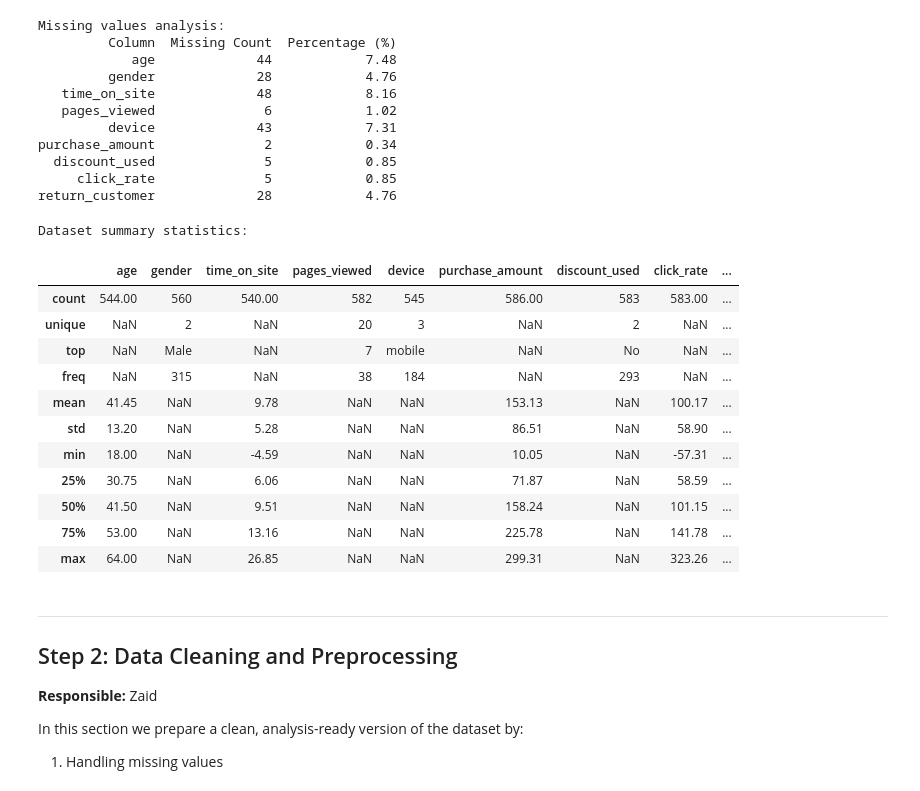
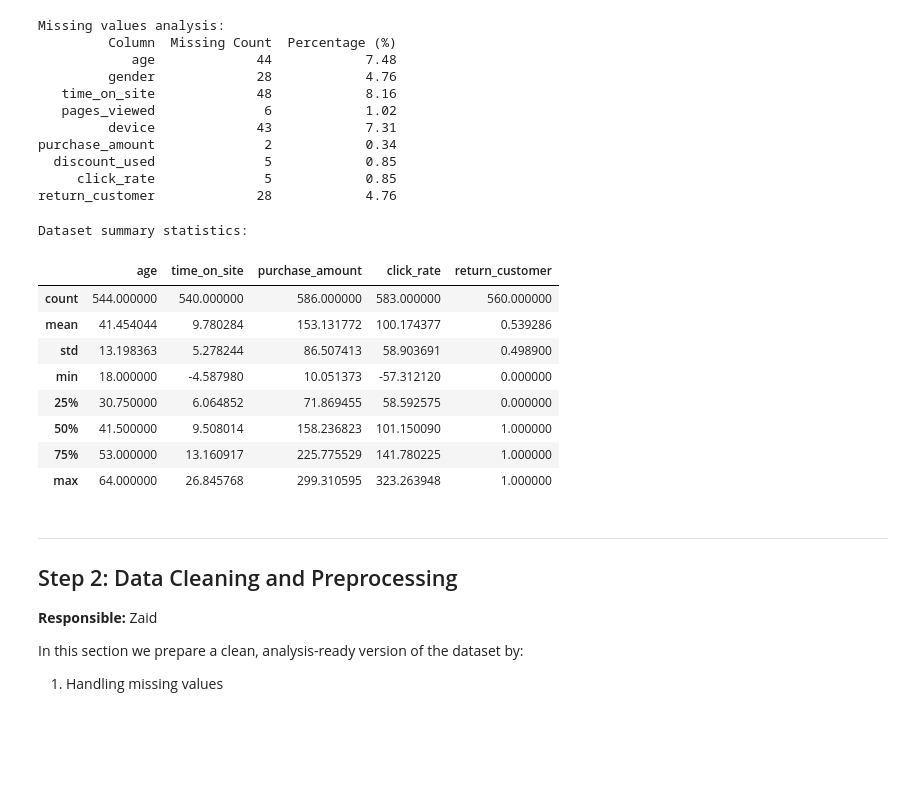
Before and after one commit to janajawabreh267/Data_Science_Project, a Jupyter notebook: notebooks/analysis.ipynb, the cells around one changed output. Drawn from its saved outputs; the diff is of its cells as text; code cells hidden in the pictures; blank space fills up the shorter version.

```diff
--- a/notebooks/analysis.ipynb
+++ b/notebooks/analysis.ipynb
@@ -112,21 +112,18 @@ return_customer             28            4.76
 # %%
 # Summary statistics for all columns
 print('Dataset summary statistics:')
-df_original.describe(include='all').round(2)
+df_original.describe()
 # %% [output]
 Dataset summary statistics:
-|  | age | gender | time_on_site | pages_viewed | device | purchase_amount | discount_used | click_rate | ... |
-| count | 544.00 | 560 | 540.00 | 582 | 545 | 586.00 | 583 | 583.00 | ... |
-| unique | NaN | 2 | NaN | 20 | 3 | NaN | 2 | NaN | ... |
-| top | NaN | Male | NaN | 7 | mobile | NaN | No | NaN | ... |
-| freq | NaN | 315 | NaN | 38 | 184 | NaN | 293 | NaN | ... |
-| mean | 41.45 | NaN | 9.78 | NaN | NaN | 153.13 | NaN | 100.17 | ... |
-| std | 13.20 | NaN | 5.28 | NaN | NaN | 86.51 | NaN | 58.90 | ... |
-| min | 18.00 | NaN | -4.59 | NaN | NaN | 10.05 | NaN | -57.31 | ... |
-| 25% | 30.75 | NaN | 6.06 | NaN | NaN | 71.87 | NaN | 58.59 | ... |
-| 50% | 41.50 | NaN | 9.51 | NaN | NaN | 158.24 | NaN | 101.15 | ... |
-| 75% | 53.00 | NaN | 13.16 | NaN | NaN | 225.78 | NaN | 141.78 | ... |
-| max | 64.00 | NaN | 26.85 | NaN | NaN | 299.31 | NaN | 323.26 | ... |
+|  | age | time_on_site | purchase_amount | click_rate | return_customer |
+| count | 544.000000 | 540.000000 | 586.000000 | 583.000000 | 560.000000 |
+| mean | 41.454044 | 9.780284 | 153.131772 | 100.174377 | 0.539286 |
+| std | 13.198363 | 5.278244 | 86.507413 | 58.903691 | 0.498900 |
+| min | 18.000000 | -4.587980 | 10.051373 | -57.312120 | 0.000000 |
+| 25% | 30.750000 | 6.064852 | 71.869455 | 58.592575 | 0.000000 |
+| 50% | 41.500000 | 9.508014 | 158.236823 | 101.150090 | 1.000000 |
+| 75% | 53.000000 | 13.160917 | 225.775529 | 141.780225 | 1.000000 |
+| max | 64.000000 | 26.845768 | 299.310595 | 323.263948 | 1.000000 |
 # %% [markdown]
 ---
 ## Step 2: Data Cleaning and Preprocessing
```
Also changed, not shown: parts of 3 cells of this notebook.
